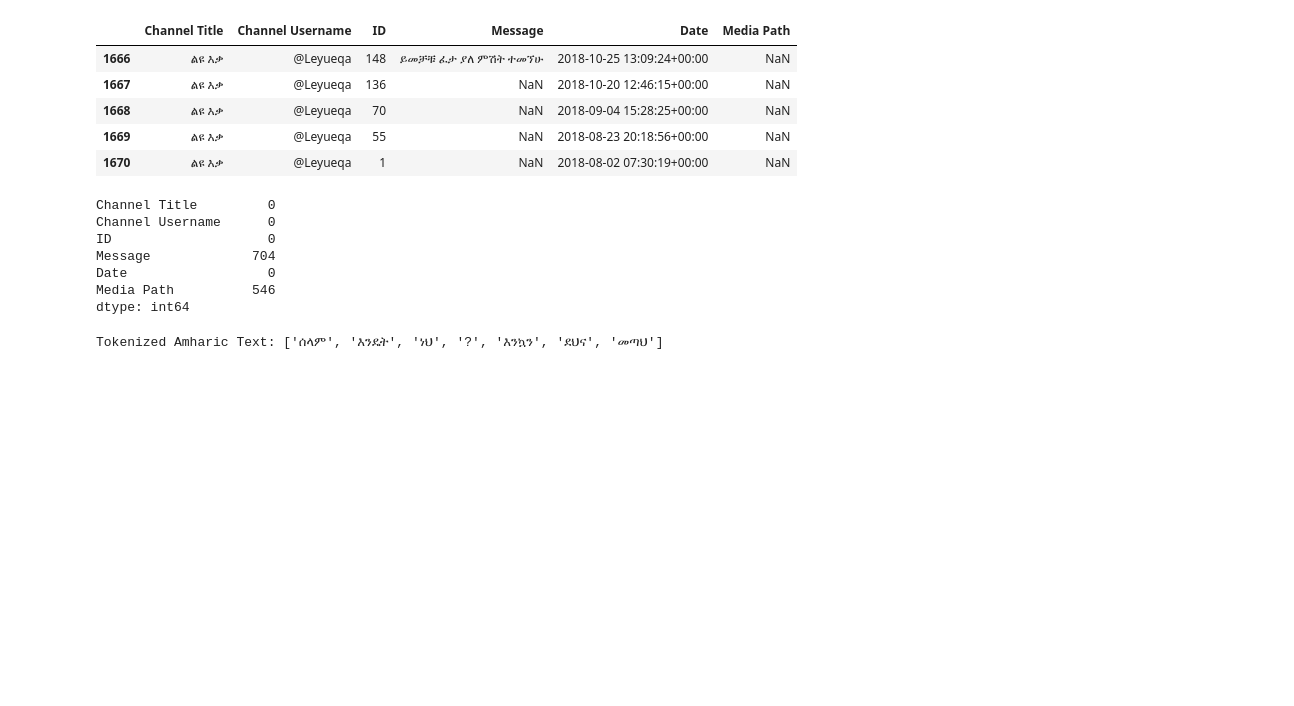
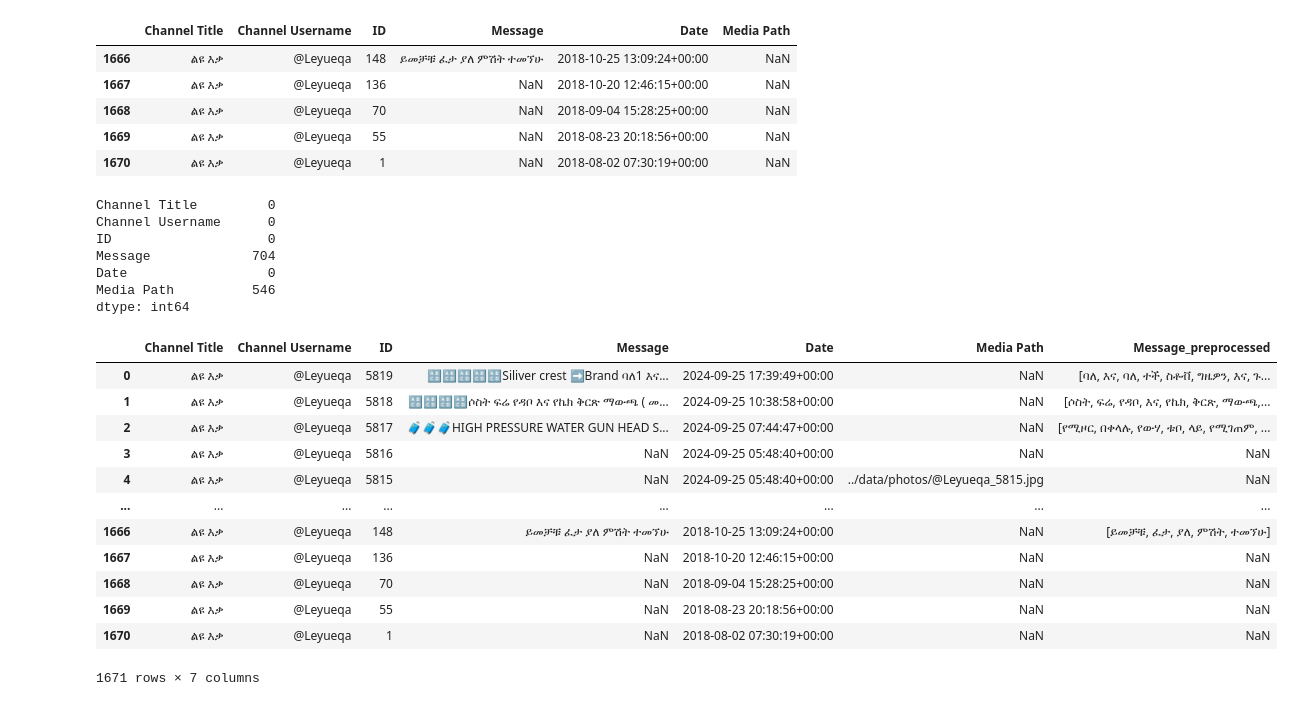
Before and after one commit to epythonlab/amharic-telegram-ecommerce-entity-extraction, a Jupyter notebook: notebooks/amharic_text_processing.ipynb, the cells around one changed output. Saved outputs shown, nothing was run; the diff lists cells and outputs as text; code cells hidden in the pictures; blank space fills up the shorter version.

```diff
--- a/notebooks/amharic_text_processing.ipynb
+++ b/notebooks/amharic_text_processing.ipynb
@@ -81,14 +84,27 @@ Date                  0
 Media Path          546
 dtype: int64
 # %%
+# Preprocess and tokenizes the amharic message
 if __name__ == "__main__":
     # Amharic text sample
     amharic_text = "ሰላም እንዴት ነህ? እንኳን ደህና መጣህ።"
 
     preprocessor = AmharicTextPreprocessor()
 
     # Preprocess the text
-    tokens = preprocessor.preprocess(amharic_text)
-    print("Tokenized Amharic Text:", tokens)
+    tokens = preprocessor.preprocess_dataframe(data, 'Message')
+    display(tokens)
 # %% [output]
+|  | Channel Title | Channel Username | ID | Message | Date | Media Path | Message_preprocessed |
+| 0 | ልዩ እቃ | @Leyueqa | 5819 | 🔠🔠🔠🔠🔠Siliver crest ➡️Brand ባለ1 እና... | 2024-09-25 17:39:49+00:00 | NaN | [ባለ, እና, ባለ, ተች, ስቶቭ, ግዜዎን, እና, ጉ... |
+| 1 | ልዩ እቃ | @Leyueqa | 5818 | 🔠🔠🔠🔠ሶስት ፍሬ የዳቦ እና የኬክ ቅርጽ ማውጫ ( መ... | 2024-09-25 10:38:58+00:00 | NaN | [ሶስት, ፍሬ, የዳቦ, እና, የኬክ, ቅርጽ, ማውጫ,... |
+| 2 | ልዩ እቃ | @Leyueqa | 5817 | 🧳🧳🧳HIGH PRESSURE WATER GUN HEAD S... | 2024-09-25 07:44:47+00:00 | NaN | [የሚዞር, በቀላሉ, የውሃ, ቱቦ, ላይ, የሚገጠም, ... |
+| 3 | ልዩ እቃ | @Leyueqa | 5816 | NaN | 2024-09-25 05:48:40+00:00 | NaN | NaN |
+| 4 | ልዩ እቃ | @Leyueqa | 5815 | NaN | 2024-09-25 05:48:40+00:00 | ../data/photos/@Leyueqa_5815.jpg | NaN |
+| ... | ... | ... | ... | ... | ... | ... | ... |
+| 1666 | ልዩ እቃ | @Leyueqa | 148 | ይመቻቹ ፈታ ያለ ምሽት ተመኘሁ | 2018-10-25 13:09:24+00:00 | NaN | [ይመቻቹ, ፈታ, ያለ, ምሽት, ተመኘሁ] |
+| 1667 | ልዩ እቃ | @Leyueqa | 136 | NaN | 2018-10-20 12:46:15+00:00 | NaN | NaN |
+| 1668 | ልዩ እቃ | @Leyueqa | 70 | NaN | 2018-09-04 15:28:25+00:00 | NaN | NaN |
+| 1669 | ልዩ እቃ | @Leyueqa | 55 | NaN | 2018-08-23 20:18:56+00:00 | NaN | NaN |
+| 1670 | ልዩ እቃ | @Leyueqa | 1 | NaN | 2018-08-02 07:30:19+00:00 | NaN | NaN |
-Tokenized Amharic Text: ['ሰላም', 'እንዴት', 'ነህ', '?', 'እንኳን', 'ደህና', 'መጣህ']
+1671 rows × 7 columns
```
Also changed, not shown: parts of 5 cells of this notebook, 3 other files.
